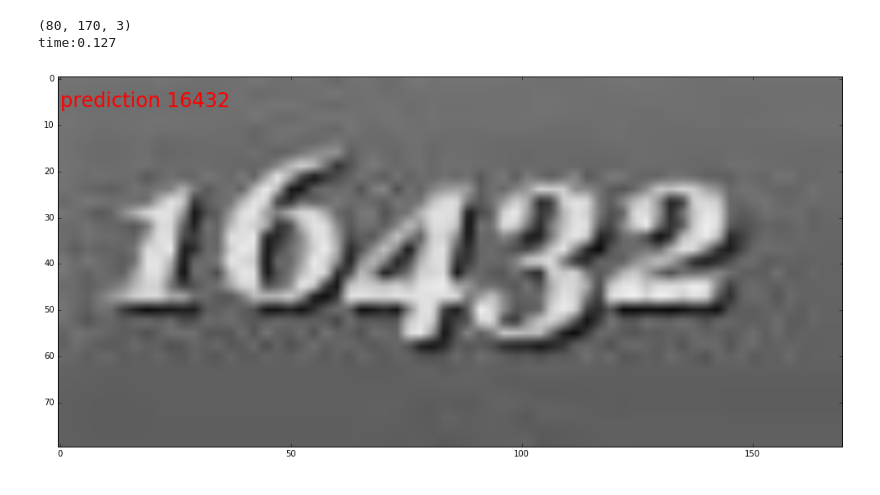
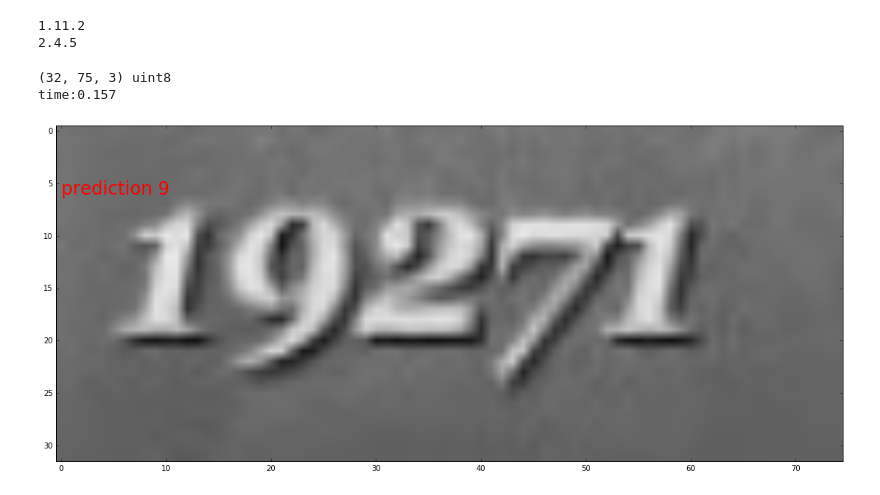
Before and after one commit to shesung/CNN-LSTM-CTC-text-recognition, a Jupyter notebook: test.ipynb, the cells around one changed output. Drawn from its saved outputs; the diff is of its cells as text; code cells hidden in the pictures.

```diff
--- a/test.ipynb
+++ b/test.ipynb
@@ -10,51 +10,53 @@ plt.rcParams['figure.figsize'] = (20.0, 8.0)
 
 
 import numpy as np
+print(np.__version__)
 import cv2
-
+print(cv2.__version__)
 
 from crnn_predictor import lstm_ocr_model
+# %% [output]
+1.11.2
+2.4.5
 # %%
 if True:
 
     json_path = 'model/crnn_ctc-symbol.json'
-    param_path = 'model/crnn_ctc-0019.params'
+    param_path = 'model/crnn_ctc-0030.params'
     num_label = 9 # Set your max length of label, add one more for blank
     batch_size = 1
     num_hidden = 256
     num_lstm_layer = 2
     data_shape = (100, 32)
-    classes = ["0", "1", "2", "3", "4", "5", "6", "7", "8", "9", "A", "B", "C", "D", "E", "F", "G",
-        "H", "I", "J", "K", "L", "M", "N", "O", "P", "Q", "R", "S", "T", "U", "V", "W", "X", "Y", "Z"]
-    classes = classes[:10]
+    classes = ["0", "1", "2", "3", "4", "5", "6", "7", "8", "9"]
     _lstm_ocr_model = lstm_ocr_model(json_path, param_path, classes, data_shape, batch_size,
                                     num_label, num_hidden, num_lstm_layer)
 # %%
 if True:
-    img = cv2.imread('/world/data-c1/censhusheng/TestData/game/7.jpg',0)
-    img = cv2.resize(img, (img.shape[1]*80/img.shape[0], 80))
+    img = cv2.imread('/world/data-c1/censhusheng/TestData/game/8.jpg',0)
+    img = cv2.resize(img, (img.shape[1]*32/img.shape[0], 32))
     #img = cv2.blur(img, (3, 3))
     img = cv2.cvtColor(img, cv2.COLOR_GRAY2BGR)
 
     #img = cv2.imread('data/test/text/2322.jpg')
 
-    print img.shape
+    print img.shape, img.dtype
     #img = cv2.bitwise_not(img)
 
     t0 = time.time()
     _str = _lstm_ocr_model.forward_ocr(img)
     print("time:%.3f"%(time.time() - t0))
 
     plt.imshow(img)
     plt.gca().text(0, 6,
                     '{:s} {:s}'.format("prediction", _str),
                     #bbox=dict(facecolor=colors[cls_id], alpha=0.5),
                     fontsize=24, color='red')
     plt.show()
 # %% [output]
-(80, 170, 3)
-time:0.127
+(32, 75, 3) uint8
+time:0.157
-[figure, old version]
+[figure, new version]
 # %%
 import time
 from IPython import display
```
Also changed, not shown: parts of 2 cells of this notebook, 3 other files.
